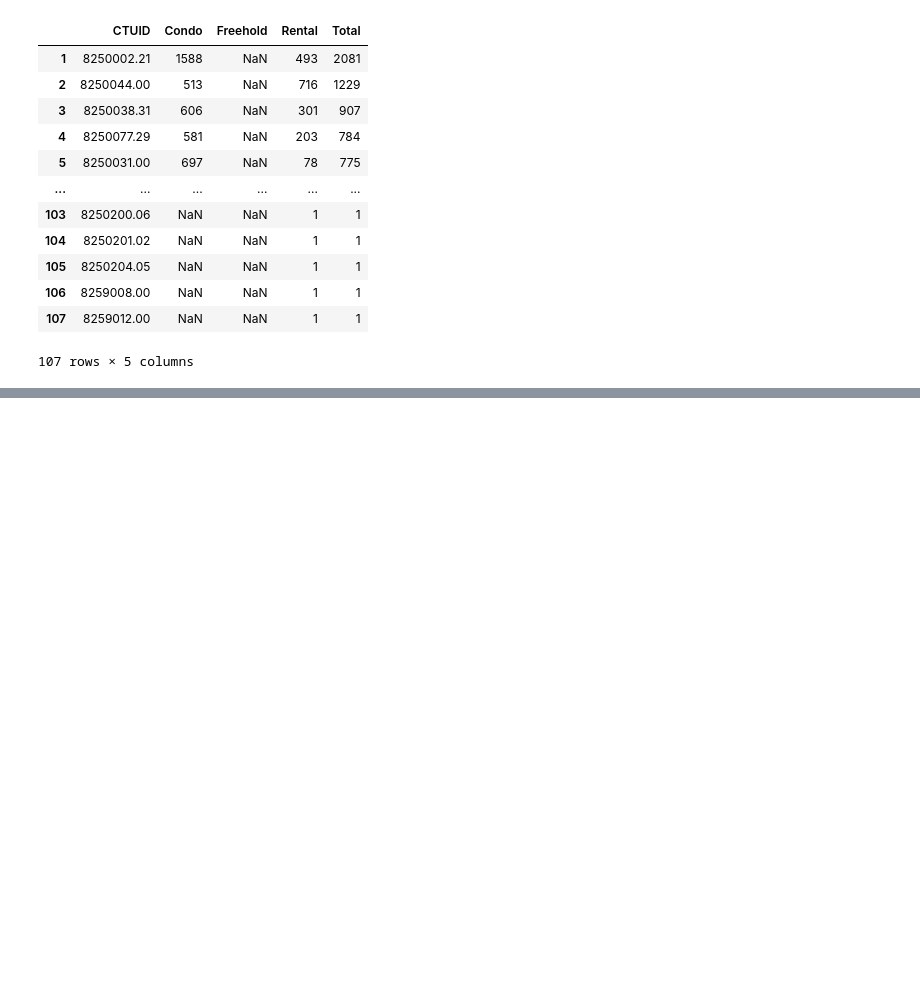
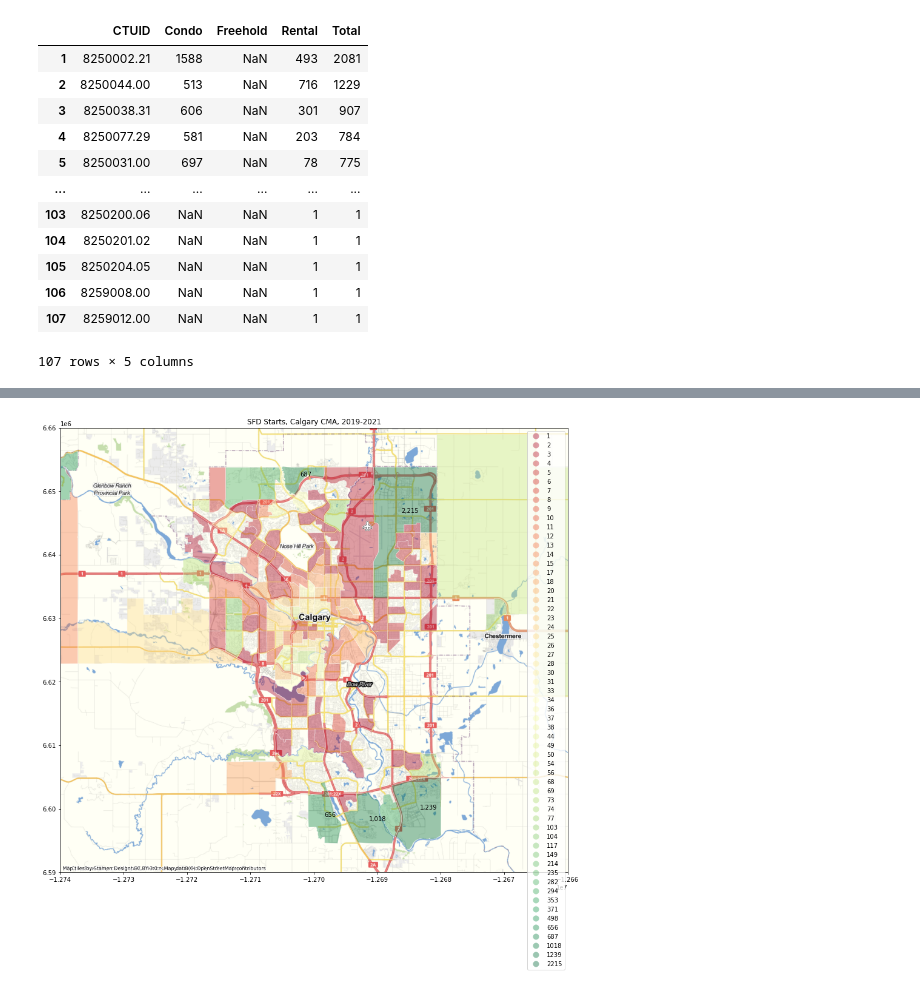
Before and after one commit to doublebigmak/housing_stats, a Jupyter notebook: starts_geo.ipynb, the cells around one changed output, grey strips where cells are left out. Cells and saved outputs as stored; diff of their text form; code cells hidden in the pictures; blank space fills up the shorter version.

```diff
--- a/starts_geo.ipynb
+++ b/starts_geo.ipynb
@@ -84,0 +91,26 @@ cx.add_basemap(ax ,source=cx.providers.Stamen.TonerLabels)
+# %%
+sfd_starts=pd.read_excel('starts_geo/SFD_Number of Housing Starts by CT, units.xlsx',engine = 'openpyxl',names=columns)
+sfd_starts = sfd_starts[1:-2]
+sfd_starts['CTUID']=sfd_starts['CTUID'].map('{:.2f}'.format)
+sfd_starts['CTUID']=sfd_starts['CTUID'].astype(str)
+# %%
+merged_starts = cal_ct.merge(sfd_starts,on='CTUID')
+merged_starts=merged_starts.to_crs(epsg='3857')
+top_five = merged_starts.sort_values(by="Total",ascending=False)[:5]
+# %%
+fig,ax = plt.subplots(1,1,figsize=(15,15))
+ax.set_title('SFD Starts, Calgary CMA, 2019-2021')
+merged_starts.plot(column='Total',cmap='RdYlGn',edgecolor='white', ax=ax,alpha = 0.4, legend = True)
+for x, y, label in zip(top_five.geometry.centroid.x, top_five.geometry.centroid.y, top_five['Total']):
+    ax.annotate("{:,.0f}".format(label), xy=(x, y), xytext=(1, 1), textcoords="offset points")
+minx=-1.274*10**7
+maxx=-1.266*10**7
+miny=6.59*10**6
+maxy=6.66*10**6
+ax.set_xlim(minx, maxx)
+ax.set_ylim(miny, maxy)
+cx.add_basemap(ax ,source=cx.providers.OpenStreetMap.BZH)
+cx.add_basemap(ax ,source=cx.providers.Stamen.TonerLabels)
+plt.savefig('sfd_starts.png',facecolor='white',transparent=False)
+# %% [output]
+[figure, added]
```
Also changed, not shown: parts of 8 cells of this notebook, 4 other files.
